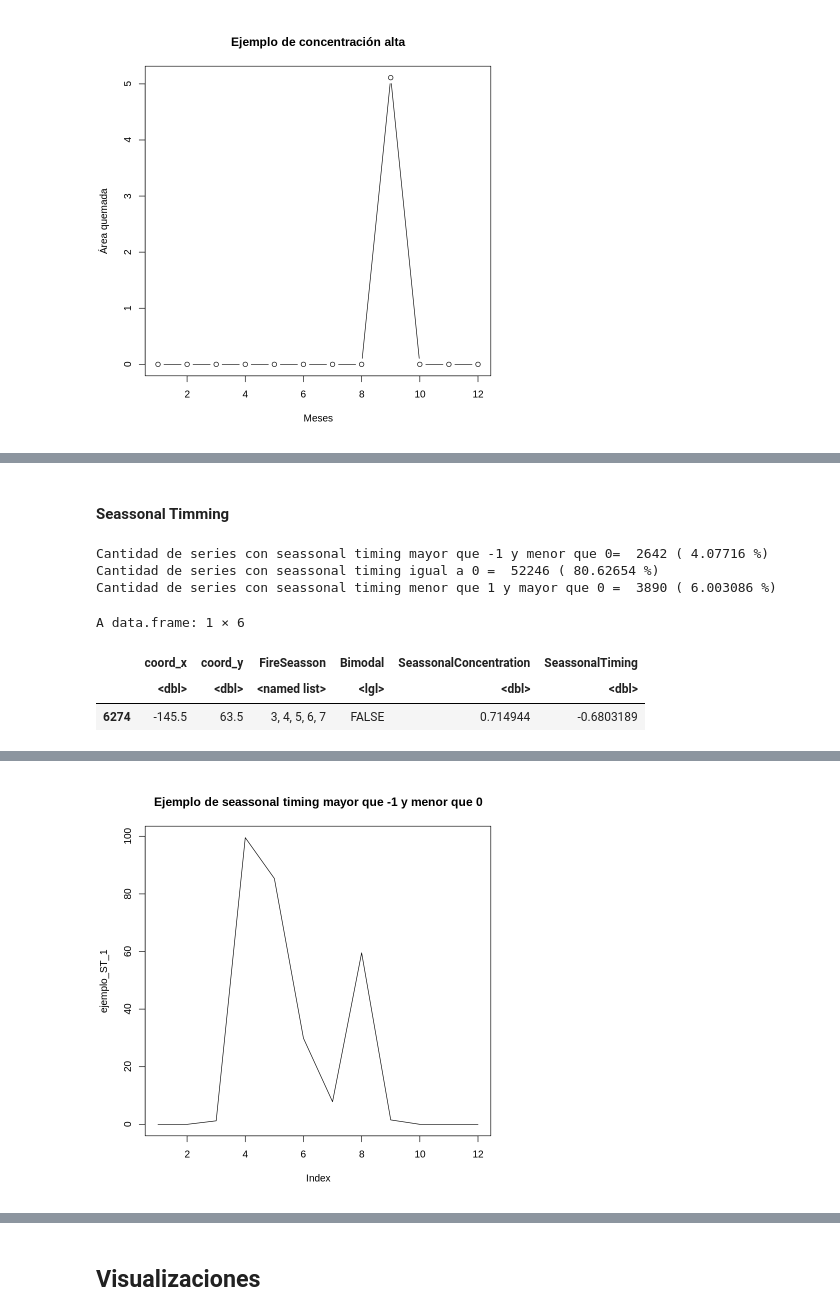
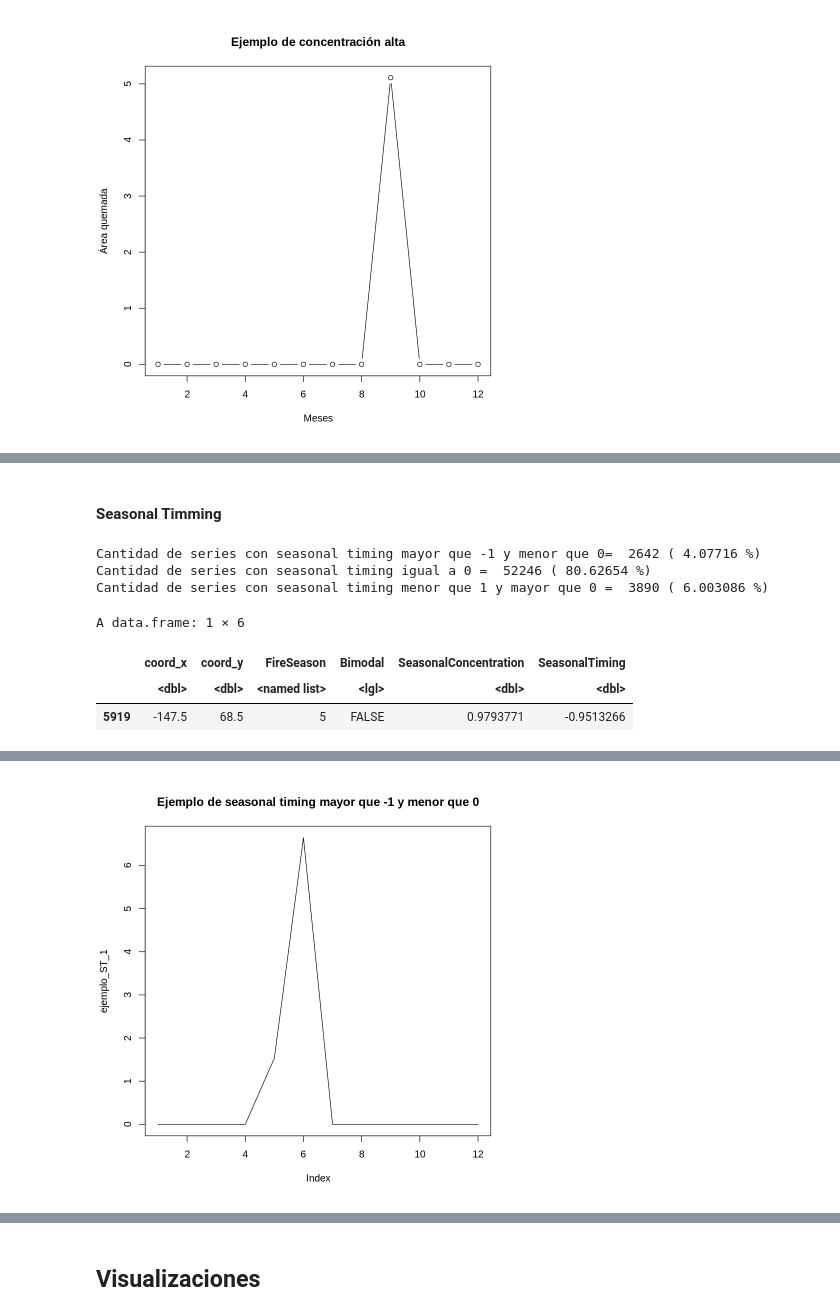
Before and after one commit to delatorre96/Development-of-a-multi-resolution-fire-season-database-on-a-global-scale, a Jupyter notebook: 2.Fire_Seasson/FireSeason.ipynb, the cells around one changed output, grey strips where cells are left out. Cells and saved outputs as stored; diff of their text form; code cells hidden in the pictures.

```diff
--- a/2.Fire_Seasson/FireSeason.ipynb
+++ b/2.Fire_Seasson/FireSeason.ipynb
@@ -16,3 +34,0 @@ df.coords = data.frame(coord_x, coord_y)
-# %%
-load('../3.Datos generados/dataframes/df.series_grid_1.Rdata',verbose = TRUE)
-df.seriesTemporales <- df.seriesTemporales_conCoords[,3:14]
@@ -199,32 +220,32 @@ A data.frame: 1 × 6
 50.342562  3.833190  0.000000  0.000000
 [figure]
 # %% [markdown]
-#### Seassonal Timming
+#### Seasonal Timming
 # %%
-st_1 <- df.fireSeasson[df.fireSeasson$'SeassonalTiming' > -1 & df.fireSeasson$'SeassonalTiming' < 0, ]
-st_2 <- df.fireSeasson[df.fireSeasson$'SeassonalTiming' == 0, ]
-st_3 <- df.fireSeasson[df.fireSeasson$'SeassonalTiming' < 1 & df.fireSeasson$'SeassonalTiming' > 0, ]
+st_1 <- df.fireSeason[df.fireSeason$'SeasonalTiming' > -1 & df.fireSeason$'SeasonalTiming' < 0, ]
+st_2 <- df.fireSeason[df.fireSeason$'SeasonalTiming' == 0, ]
+st_3 <- df.fireSeason[df.fireSeason$'SeasonalTiming' < 1 & df.fireSeason$'SeasonalTiming' > 0, ]
 
 
-cat('Cantidad de series con seassonal timing mayor que -1 y menor que 0= ', nrow(st_1), '(',nrow(st_1)/nrow(df.fireSeasson)*100,'%)',
-'\nCantidad de series con seassonal timing igual a 0 = ',nrow(st_2) , '(',nrow(st_2)/nrow(df.fireSeasson)*100,'%)',
-    '\nCantidad de series con seassonal timing menor que 1 y mayor que 0 = ',nrow(st_3) , '(',nrow(st_3)/nrow(df.fireSeasson)*100,'%)')
+cat('Cantidad de series con seasonal timing mayor que -1 y menor que 0= ', nrow(st_1), '(',nrow(st_1)/nrow(df.fireSeason)*100,'%)',
+'\nCantidad de series con seasonal timing igual a 0 = ',nrow(st_2) , '(',nrow(st_2)/nrow(df.fireSeason)*100,'%)',
+    '\nCantidad de series con seasonal timing menor que 1 y mayor que 0 = ',nrow(st_3) , '(',nrow(st_3)/nrow(df.fireSeason)*100,'%)')
 # %% [output]
-Cantidad de series con seassonal timing mayor que -1 y menor que 0=  2642 ( 4.07716 %)
-Cantidad de series con seassonal timing igual a 0 =  52246 ( 80.62654 %)
-Cantidad de series con seassonal timing menor que 1 y mayor que 0 =  3890 ( 6.003086 %)
+Cantidad de series con seasonal timing mayor que -1 y menor que 0=  2642 ( 4.07716 %)
+Cantidad de series con seasonal timing igual a 0 =  52246 ( 80.62654 %)
+Cantidad de series con seasonal timing menor que 1 y mayor que 0 =  3890 ( 6.003086 %)
 # %%
 ##escogemos la x
-x  <- st_1$'coord_x'[20]
+x  <- st_1$'coord_x'[18]
 ##escogemos la y
-y  <- st_1$'coord_y'[20]
+y  <- st_1$'coord_y'[18]
 ejemplo_ST_1 <- df.seriesTemporales_conCoords[df.seriesTemporales_conCoords$'coord_x' == x & df.seriesTemporales_conCoords$'coord_y' == y ,]
 ejemplo_ST_1 <- unlist((ejemplo_ST_1[,3:14]))
-df.fireSeasson[df.fireSeasson$'coord_x' == x & df.fireSeasson$'coord_y' == y, ]
+df.fireSeason[df.fireSeason$'coord_x' == x & df.fireSeason$'coord_y' == y, ]
 ejemplo_ST_1
-plot(ejemplo_ST_1,type ='l', main= 'Ejemplo de seassonal timing mayor que -1 y menor que 0')
+plot(ejemplo_ST_1,type ='l', main= 'Ejemplo de seasonal timing mayor que -1 y menor que 0')
 # %% [output]
 A data.frame: 1 × 6
-|  | coord_x | coord_y | FireSeasson | Bimodal | SeassonalConcentration | SeassonalTiming |
+|  | coord_x | coord_y | FireSeason | Bimodal | SeasonalConcentration | SeasonalTiming |
 |  | <dbl> | <dbl> | <named list> | <lgl> | <dbl> | <dbl> |
-| 6274 | -145.5 | 63.5 | 3, 4, 5, 6, 7 | FALSE | 0.714944 | -0.6803189 |
+| 5919 | -147.5 | 68.5 | 5 | FALSE | 0.9793771 | -0.9513266 |
@@ -235,4 +256,4 @@ A data.frame: 1 × 6
-[figure, old version]
+[figure, new version]
 # %%
 ##escogemos la x
 x  <- st_3$'coord_x'[20]
```
Also changed, not shown: parts of 37 cells of this notebook, 14 other files.
